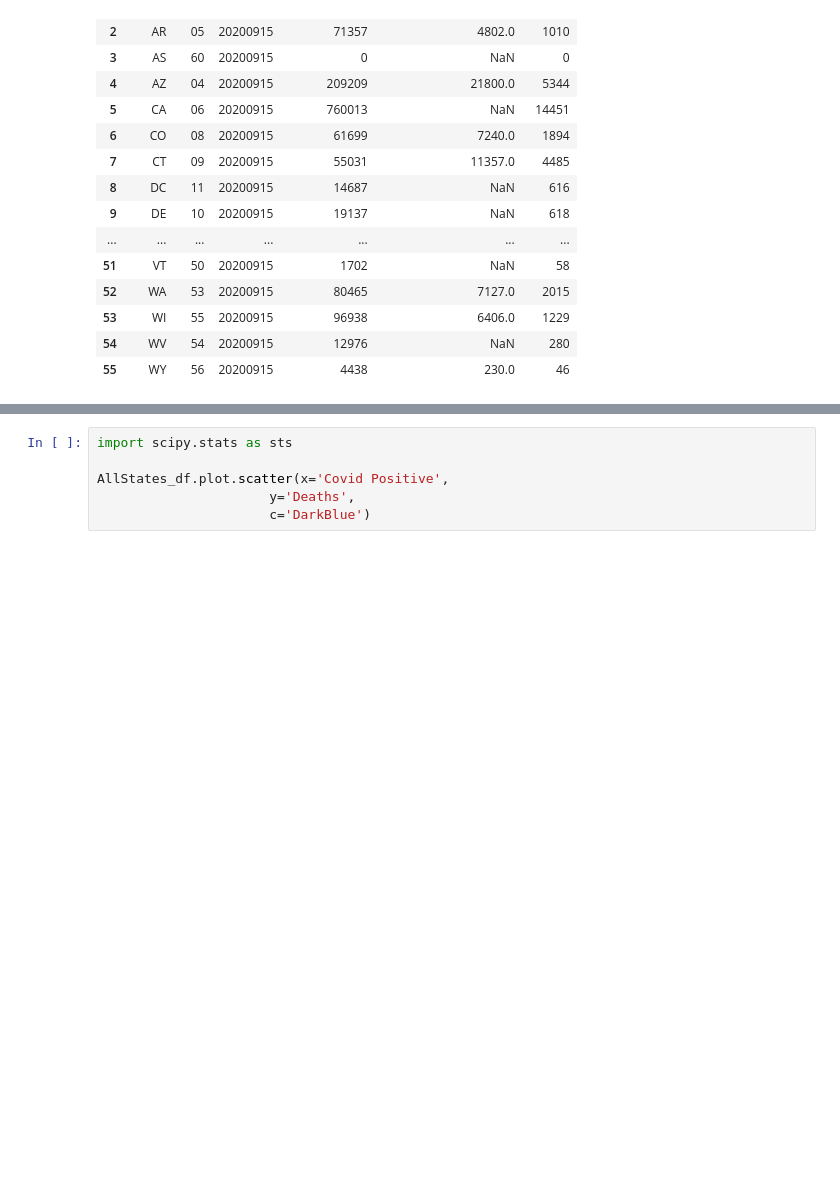
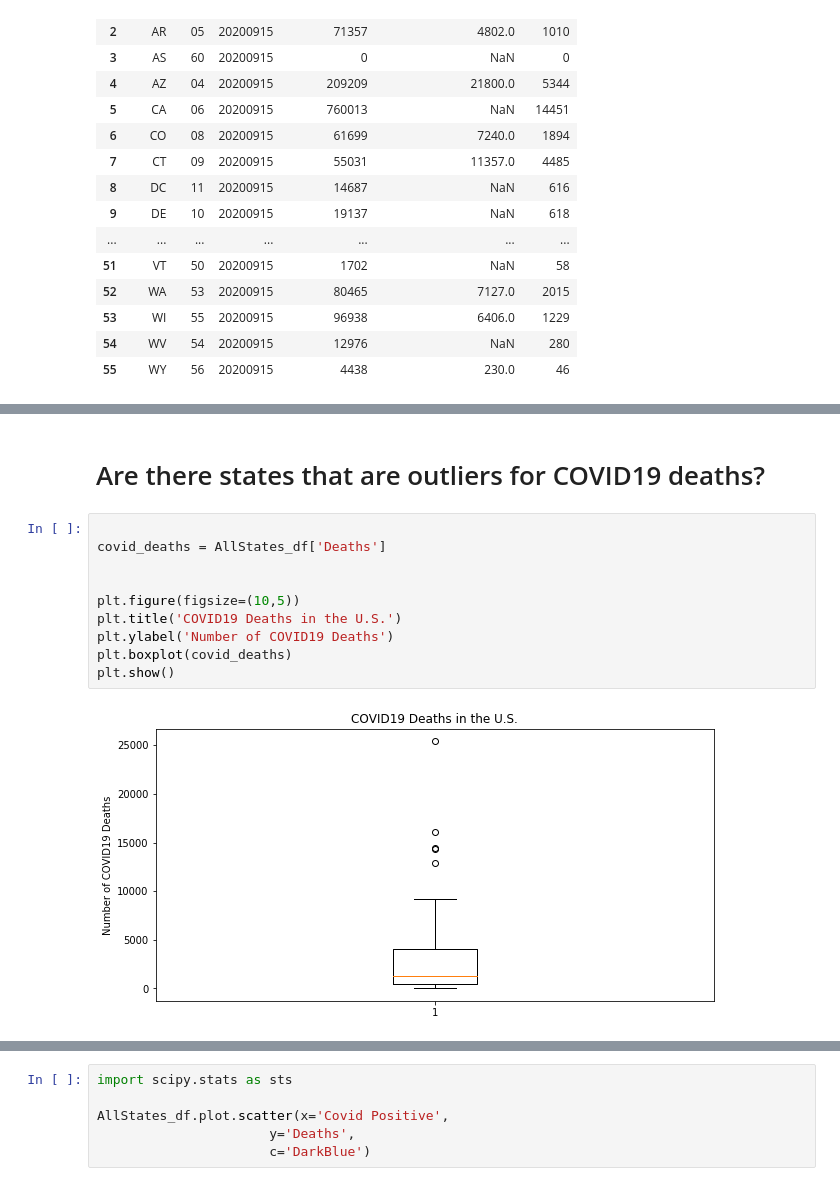
Before and after one commit to havyjavy/Healthcare-and-Covid-19, a Jupyter notebook: Covid Tracking Project/All_States.ipynb, the cells around one changed output, grey strips where cells are left out. Cells and saved outputs as stored; diff of their text form; blank space fills up the shorter version.

```diff
--- a/Covid Tracking Project/All_States.ipynb
+++ b/Covid Tracking Project/All_States.ipynb
@@ -96,0 +187,14 @@ x = plt.xticks(x_axis, AllStates_df["States"], rotation="vertical")
+# %% [markdown]
+# Are there states that are outliers for COVID19 deaths?
+# %%
+
+covid_deaths = AllStates_df['Deaths']
+
+
+plt.figure(figsize=(10,5))
+plt.title('COVID19 Deaths in the U.S.')
+plt.ylabel('Number of COVID19 Deaths')
+plt.boxplot(covid_deaths)
+plt.show()
+# %% [output]
+[figure, added]
```
Also changed, not shown: parts of 16 cells of this notebook, 1 other file.
